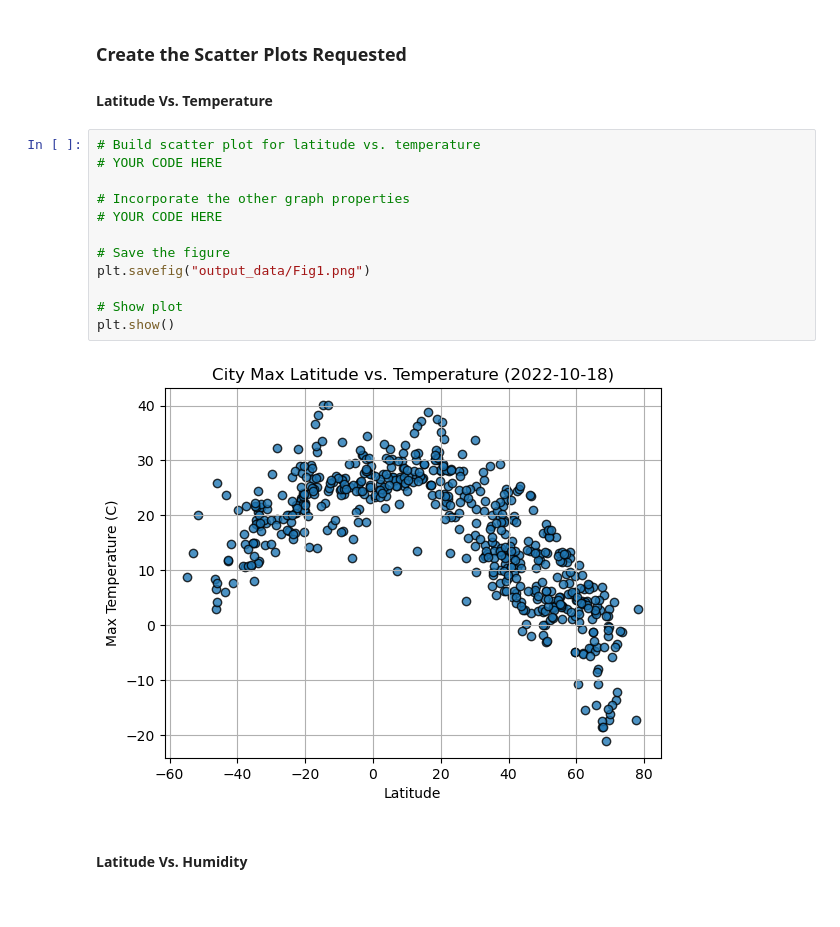
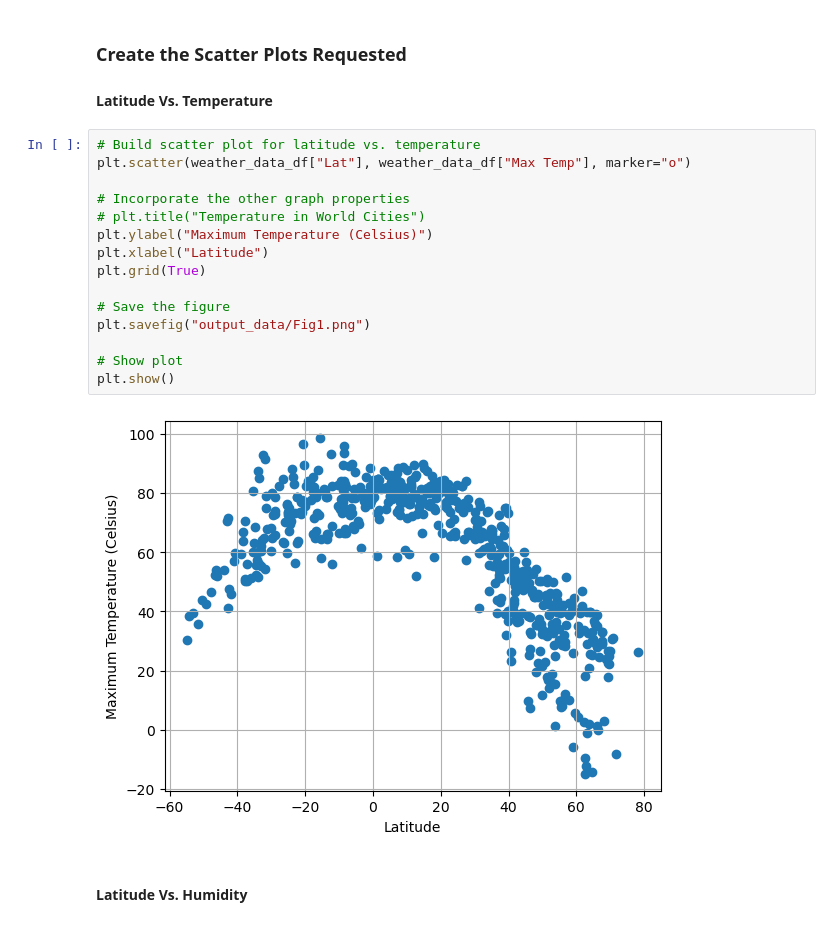
Before and after one commit to MM24J/World-Weather-Analysis, a Jupyter notebook: WeatherPy.ipynb, the cells around one changed output. Saved outputs shown, nothing was run; the diff lists cells and outputs as text.

```diff
--- a/WeatherPy.ipynb
+++ b/WeatherPy.ipynb
@@ -170,18 +170,21 @@ weather_data_df.head()
 #### Latitude Vs. Temperature
 # %%
 # Build scatter plot for latitude vs. temperature
-# YOUR CODE HERE
+plt.scatter(weather_data_df["Lat"], weather_data_df["Max Temp"], marker="o")
 
 # Incorporate the other graph properties
-# YOUR CODE HERE
+# plt.title("Temperature in World Cities")
+plt.ylabel("Maximum Temperature (Celsius)")
+plt.xlabel("Latitude")
+plt.grid(True)
 
 # Save the figure
 plt.savefig("output_data/Fig1.png")
 
 # Show plot
 plt.show()
 # %% [output]
-[figure, old version]
+[figure, new version]
 # %% [markdown]
 #### Latitude Vs. Humidity
 # %%
```
Also changed, not shown: parts of 36 cells of this notebook.
